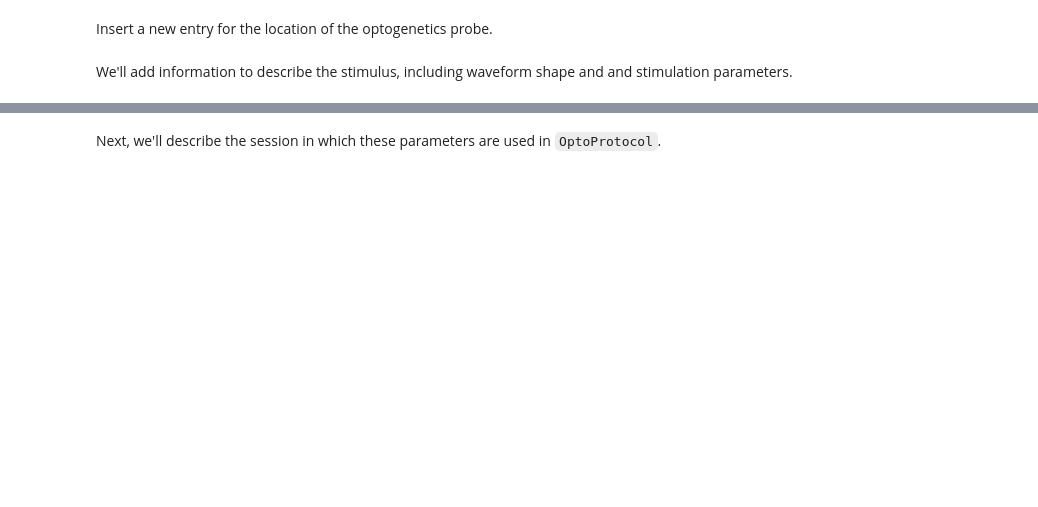
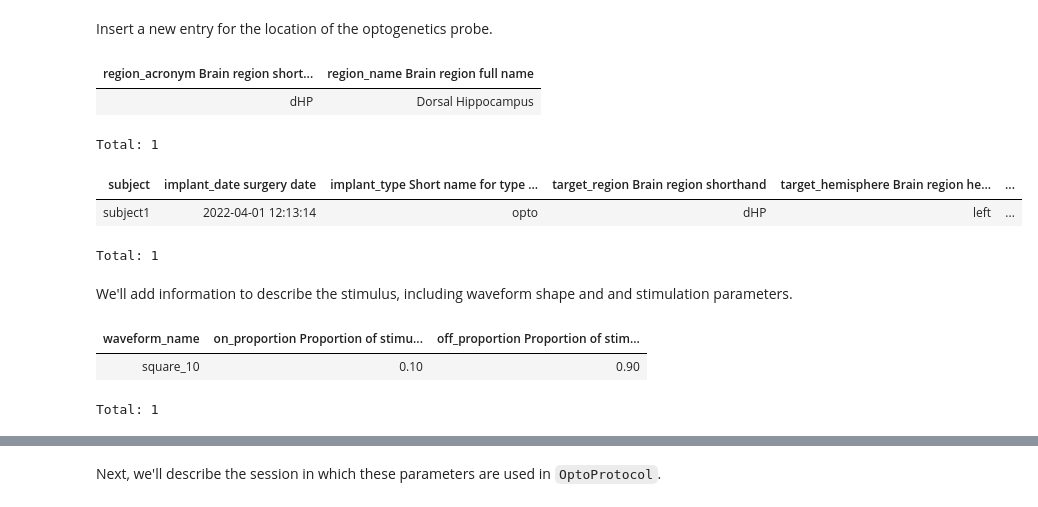
Before and after one commit to datajoint/workflow-optogenetics, a Jupyter notebook: notebooks/tutorial.ipynb, the cells around one changed output, grey strips where cells are left out. Saved outputs shown, nothing was run; the diff lists cells and outputs as text; code cells hidden in the pictures; blank space fills up the shorter version.

```diff
--- a/notebooks/tutorial.ipynb
+++ b/notebooks/tutorial.ipynb
@@ -160,41 +218,50 @@ surgery.Hemisphere()
 # %% [markdown]
 Insert a new entry for the location of the optogenetics probe.
+# %%
+surgery.BrainRegion.insert1(
+    dict(
+        region_acronym="dHP",
+        region_name="Dorsal Hippocampus")
+)
+surgery.BrainRegion()
+# %% [output]
+| region_acronym Brain region short... | region_name Brain region full name |
+| dHP | Dorsal Hippocampus |
+Total: 1
 # %%
-surgery.BrainRegion.insert1(
-    dict(
-        region_acronym="dHP",
-        region_name="Dorsal Hippocampus")
-)
-
 surgery.Implantation.insert1(
     dict(
         subject="subject1",
         implant_date="2022-04-01 12:13:14",
-        implant_type="optogenetics",
+        implant_type="opto",
         target_region="dHP",
         target_hemisphere="left",
         surgeon="User1",
     )
 )
-
 surgery.Implantation.Coordinate.insert1(
     dict(
         subject="subject1",
         implant_date="2022-04-01 12:13:14",
-        implant_type="optogenetics",
+        implant_type="opto",
         target_region="dHP",
         target_hemisphere="left",
         ap="-7.9",      # [mm] anterior-posterior distance
         ap_ref="bregma",
         ml="-1.8",      # [mm] medial axis distance
         ml_ref="bregma",
         dv="5",         # [mm] dorso-ventral axis distance
         dv_ref="skull_surface",
         theta="11.5",   # [0, 180] degree rotation about ml-axis relative to z
         phi="0",        # [0, 360] degree rotation about dv-axis relative to x
         beta=None,      # [-180, 180] degree rotation about shank relative to anterior
     )
 )
+surgery.Implantation.Coordinate()
+# %% [output]
+| subject | implant_date surgery date | implant_type Short name for type ... | target_region Brain region shorthand | target_hemisphere Brain region he... | ... |
+| subject1 | 2022-04-01 12:13:14 | opto | dHP | left | ... |
+Total: 1
 # %% [markdown]
 We'll add information to describe the stimulus, including waveform shape and and stimulation parameters.
 # %%
@@ -214,6 +281,11 @@ optogenetics.OptoWaveform.Square.insert1(
         on_proportion=0.10,
         off_proportion=0.90)
 )
+optogenetics.OptoWaveform.Square()
+# %% [output]
+| waveform_name | on_proportion Proportion of stimu... | off_proportion Proportion of stim... |
+| square_10 | 0.10 | 0.90 |
+Total: 1
 # %%
 optogenetics.OptoStimParams.insert1(
     dict(
```
Also changed, not shown: parts of 23 cells of this notebook.
